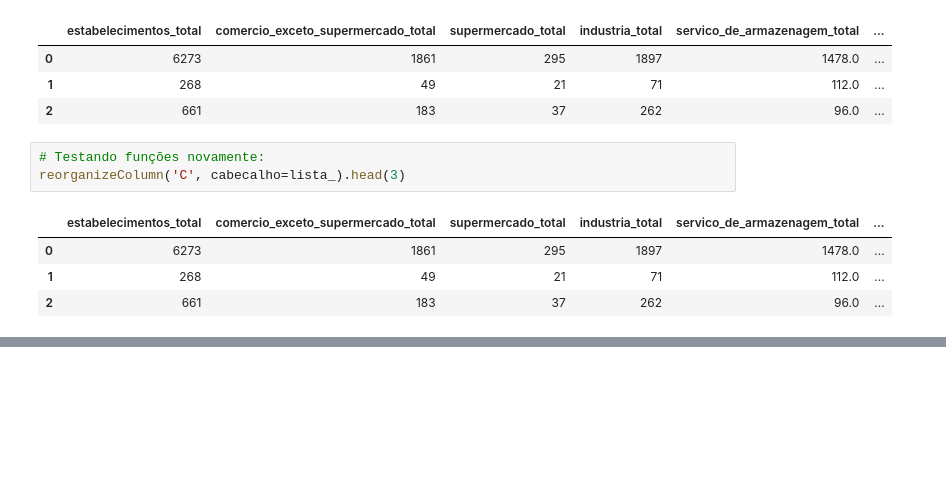
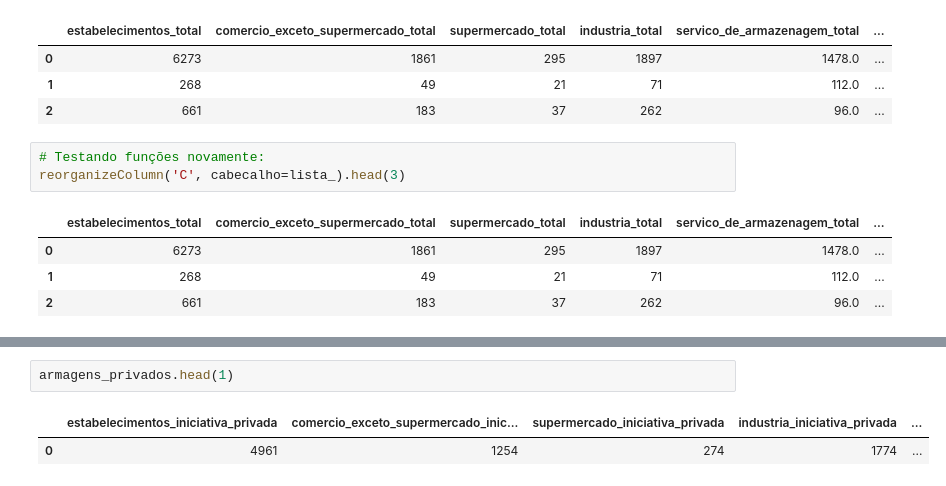
Before and after one commit to Megalonnix/Projeto_Integrador_-PI-_2sem2025, a Jupyter notebook: notebooks/scripts/analiseTabela278.ipynb, the cells around one changed output, grey strips where cells are left out. Drawn from its saved outputs; the diff is of its cells as text; blank space fills up the shorter version.

```diff
--- a/notebooks/scripts/analiseTabela278.ipynb
+++ b/notebooks/scripts/analiseTabela278.ipynb
@@ -435,0 +427,5 @@ reorganizeColumn('E', cabecalho=listTitulos[12:18]).head(2)
+# %%
+armagens_privados.head(1)
+# %% [output]
+|  | estabelecimentos_iniciativa_privada | comercio_exceto_supermercado_inic... | supermercado_iniciativa_privada | industria_iniciativa_privada | ... |
+| 0 | 4961 | 1254 | 274 | 1774 | ... |
```
Also changed, not shown: parts of 11 cells of this notebook.
